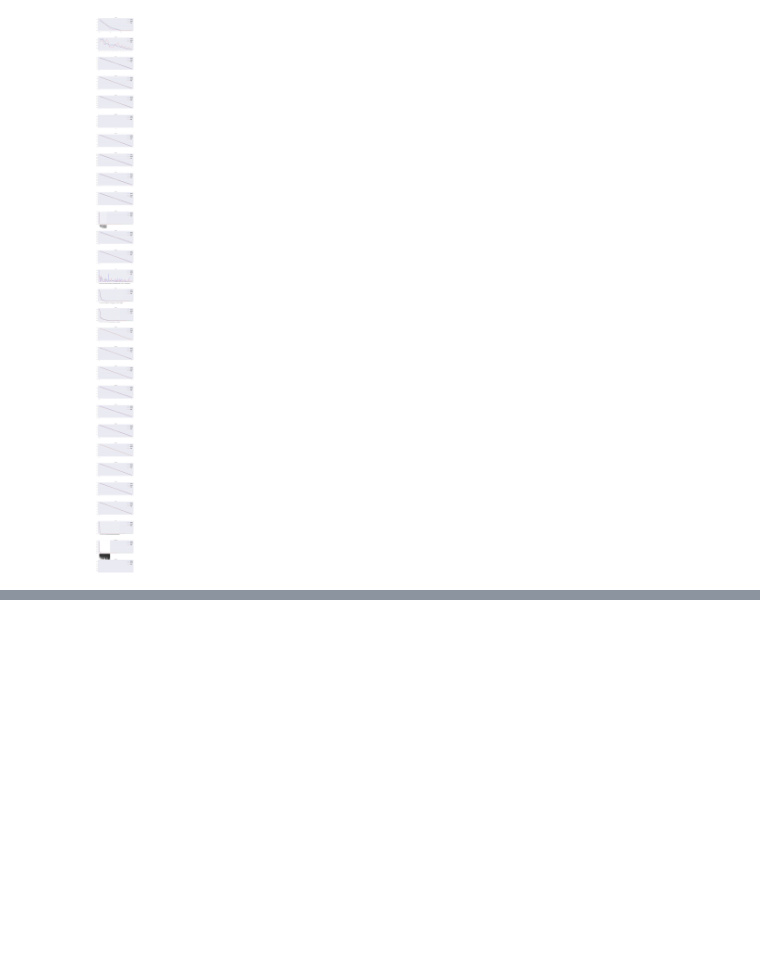
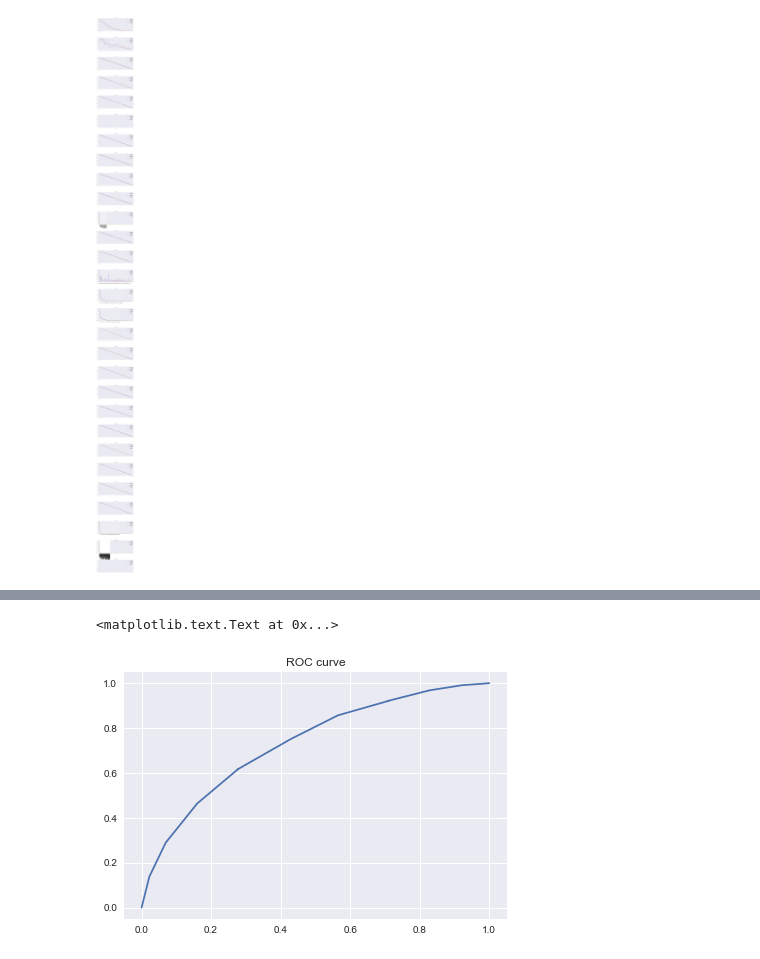
Before and after one commit to bacumin/stop_frisk_exp, a Jupyter notebook: stop_frisk.ipynb, the cells around one changed output, grey strips where cells are left out. Saved outputs shown, nothing was run; the diff lists cells and outputs as text; code cells hidden in the pictures; blank space fills up the shorter version.

```diff
--- a/stop_frisk.ipynb
+++ b/stop_frisk.ipynb
@@ -358,0 +357,5 @@ features=['inout', 'trhsloc', 'typeofid', 'explnstp']
+# %%
+import sklearn.metrics
+predicted=rf.predict(X_test)
+expected=Y_test
+print(sklearn.metrics.confusion_matrix(expected, predicted))
@@ -358,0 +365,3 @@ features=['inout', 'trhsloc', 'typeofid', 'explnstp']
+# %%
+for x,y in zip(X_enc.columns, rf.feature_importances_):
+    print(x, y)
@@ -358,0 +386,16 @@ features=['inout', 'trhsloc', 'typeofid', 'explnstp']
+# %%
+z=rf.predict_proba(X_test)
+predict_prob=[x[1] for x in z]
+# %%
+tupl=sklearn.metrics.roc_curve(expected, predict_prob)
+lis=[list(x) for x in tupl]
+# %%
+import matplotlib.pyplot as plt
+%matplotlib inline
+fig,ax=plt.subplots(1, 1)
+fig.tight_layout(h_pad=10.0)
+ax.plot(lis[0], lis[1])
+ax.set_title('ROC curve')
+# %% [output]
+<matplotlib.text.Text at 0x...>
+[figure, added]
```
Also changed, not shown: parts of 68 cells of this notebook, 4 other files.
